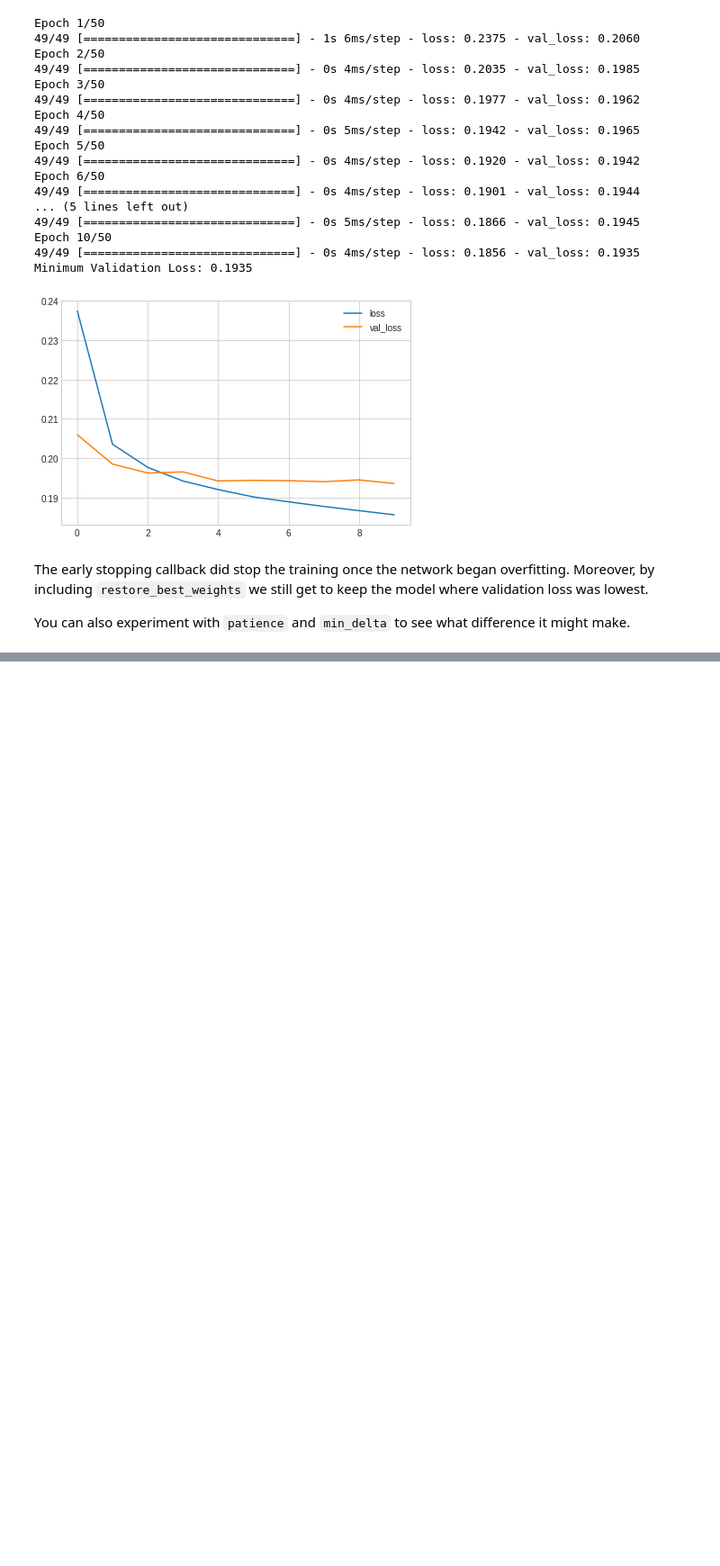
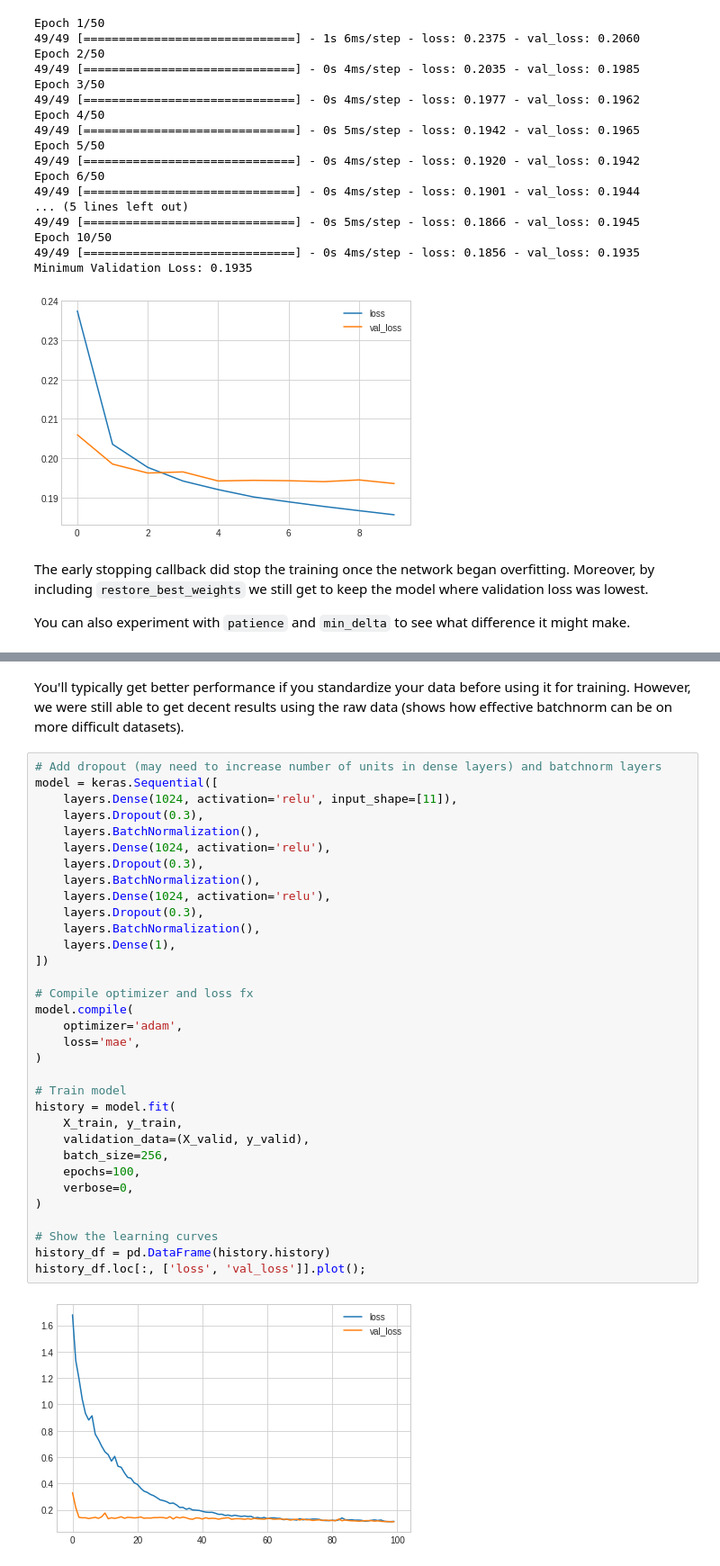
Before and after one commit to chelynl/Machine_Learning, a Jupyter notebook: Intro_to_Deep_Learning.ipynb, the cells around one changed output, grey strips where cells are left out. Shown at 90% size. Cells and saved outputs as stored; diff of their text form; blank space fills up the shorter version.

```diff
--- a/Intro_to_Deep_Learning.ipynb
+++ b/Intro_to_Deep_Learning.ipynb
@@ -831,0 +916,37 @@ You can also experiment with `patience` and `min_delta` to see what difference i
+# %% [markdown]
+You'll typically get better performance if you standardize your data before using it for training. However, we were still able to get decent results using the raw data (shows how effective batchnorm can be on more difficult datasets).
+# %%
+# Add dropout (may need to increase number of units in dense layers) and batchnorm layers
+model = keras.Sequential([
+    layers.Dense(1024, activation='relu', input_shape=[11]),
+    layers.Dropout(0.3),
+    layers.BatchNormalization(),
+    layers.Dense(1024, activation='relu'),
+    layers.Dropout(0.3),
+    layers.BatchNormalization(),
+    layers.Dense(1024, activation='relu'),
+    layers.Dropout(0.3),
+    layers.BatchNormalization(),
+    layers.Dense(1),
+])
+
+# Compile optimizer and loss fx
+model.compile(
+    optimizer='adam',
+    loss='mae',
+)
+
+# Train model
+history = model.fit(
+    X_train, y_train,
+    validation_data=(X_valid, y_valid),
+    batch_size=256,
+    epochs=100,
+    verbose=0,
+)
+
+# Show the learning curves
+history_df = pd.DataFrame(history.history)
+history_df.loc[:, ['loss', 'val_loss']].plot();
+# %% [output]
+[figure, added]
```
Also changed, not shown: parts of 42 cells of this notebook.
